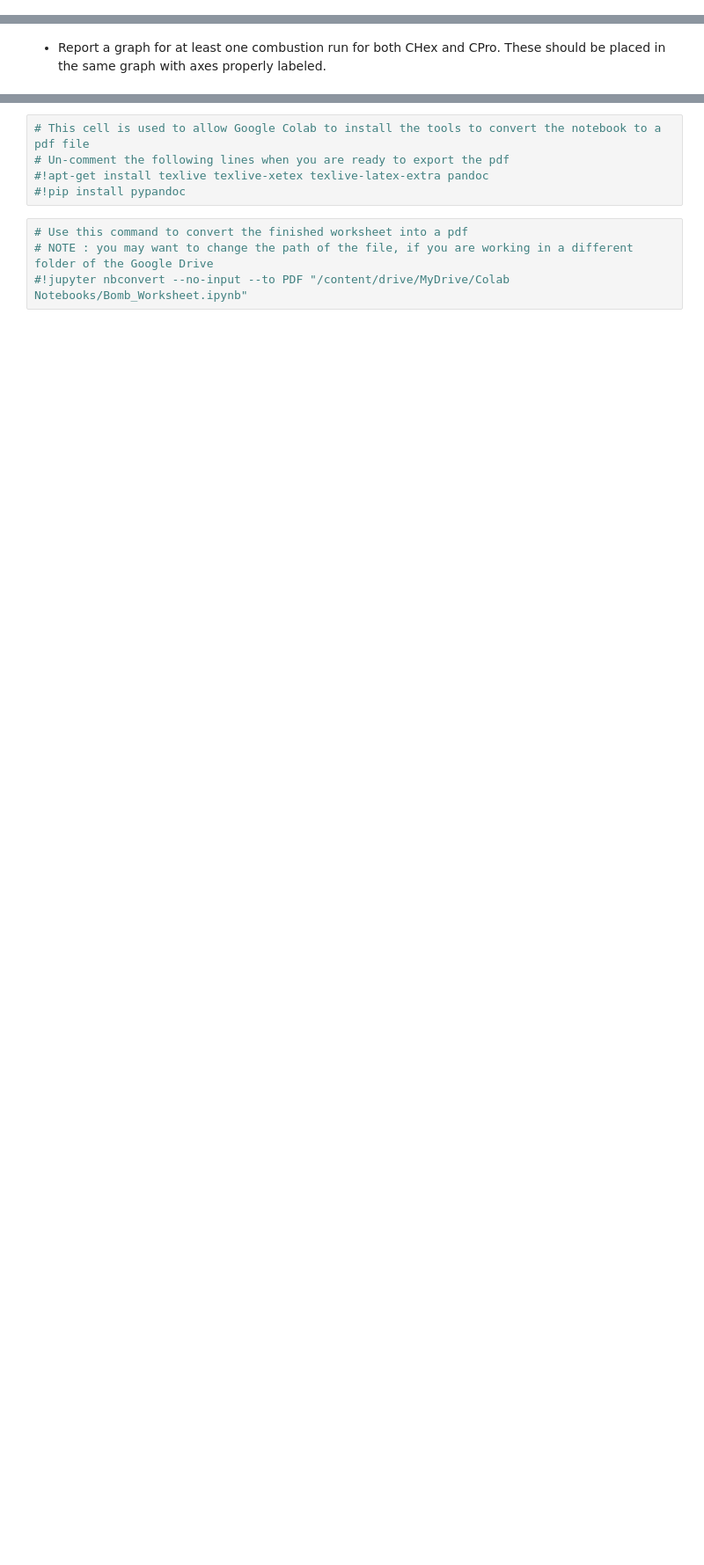
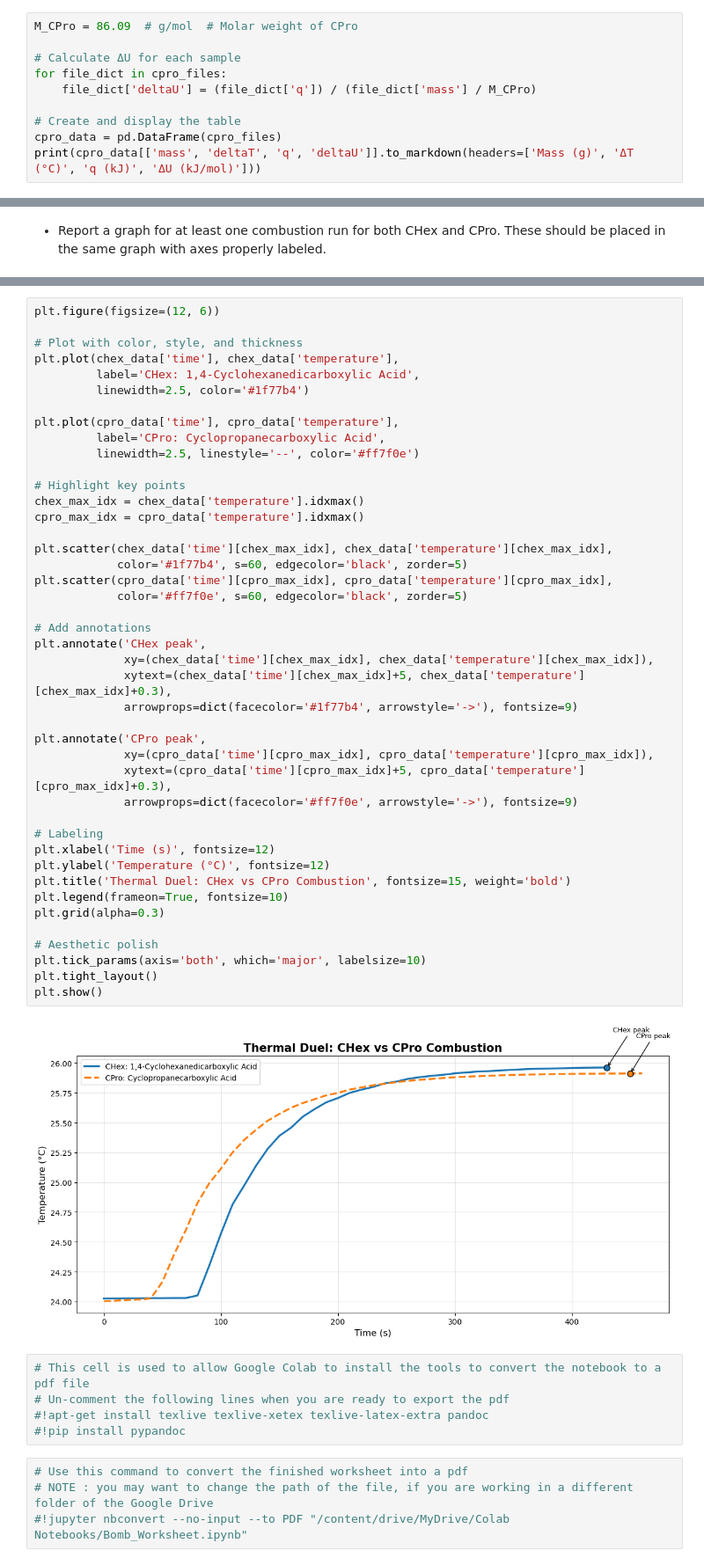
Before and after one commit to DavidShreve/PChemLab, a Jupyter notebook: Bomb_Worksheet.ipynb, the cells around one changed output, grey strips where cells are left out. Shown at 88% size. Saved outputs shown, nothing was run; the diff lists cells and outputs as text; blank space fills up the shorter version.

```diff
--- a/Bomb_Worksheet.ipynb
+++ b/Bomb_Worksheet.ipynb
@@ -419,0 +426,10 @@ for file_dict in cpro_files:
+# %%
+M_CPro = 86.09  # g/mol  # Molar weight of CPro
+
+# Calculate ΔU for each sample
+for file_dict in cpro_files:
+    file_dict['deltaU'] = (file_dict['q']) / (file_dict['mass'] / M_CPro)
+
+# Create and display the table
+cpro_data = pd.DataFrame(cpro_files)
+print(cpro_data[['mass', 'deltaT', 'q', 'deltaU']].to_markdown(headers=['Mass (g)', 'ΔT (°C)', 'q (kJ)', 'ΔU (kJ/mol)']))
@@ -450,3 +530,48 @@ print("The standard error associated with this estimate is {}".format(RingStrain
+# %%
+plt.figure(figsize=(12, 6))
+
+# Plot with color, style, and thickness
+plt.plot(chex_data['time'], chex_data['temperature'],
+         label='CHex: 1,4-Cyclohexanedicarboxylic Acid',
+         linewidth=2.5, color='#1f77b4')
+
+plt.plot(cpro_data['time'], cpro_data['temperature'],
+         label='CPro: Cyclopropanecarboxylic Acid',
+         linewidth=2.5, linestyle='--', color='#ff7f0e')
+
+# Highlight key points
+chex_max_idx = chex_data['temperature'].idxmax()
+cpro_max_idx = cpro_data['temperature'].idxmax()
+
+plt.scatter(chex_data['time'][chex_max_idx], chex_data['temperature'][chex_max_idx],
+            color='#1f77b4', s=60, edgecolor='black', zorder=5)
+plt.scatter(cpro_data['time'][cpro_max_idx], cpro_data['temperature'][cpro_max_idx],
+            color='#ff7f0e', s=60, edgecolor='black', zorder=5)
+
+# Add annotations
+plt.annotate('CHex peak',
+             xy=(chex_data['time'][chex_max_idx], chex_data['temperature'][chex_max_idx]),
+             xytext=(chex_data['time'][chex_max_idx]+5, chex_data['temperature'][chex_max_idx]+0.3),
+             arrowprops=dict(facecolor='#1f77b4', arrowstyle='->'), fontsize=9)
+
+plt.annotate('CPro peak',
+             xy=(cpro_data['time'][cpro_max_idx], cpro_data['temperature'][cpro_max_idx]),
+             xytext=(cpro_data['time'][cpro_max_idx]+5, cpro_data['temperature'][cpro_max_idx]+0.3),
+             arrowprops=dict(facecolor='#ff7f0e', arrowstyle='->'), fontsize=9)
+
+# Labeling
+plt.xlabel('Time (s)', fontsize=12)
+plt.ylabel('Temperature (°C)', fontsize=12)
+plt.title('Thermal Duel: CHex vs CPro Combustion', fontsize=15, weight='bold')
+plt.legend(frameon=True, fontsize=10)
+plt.grid(alpha=0.3)
+
+# Aesthetic polish
+plt.tick_params(axis='both', which='major', labelsize=10)
+plt.tight_layout()
+plt.show()
+# %% [output]
+[figure, added]
 # %%
 # This cell is used to allow Google Colab to install the tools to convert the notebook to a pdf file
 # Un-comment the following lines when you are ready to export the pdf
```
Also changed, not shown: parts of 12 cells of this notebook.
